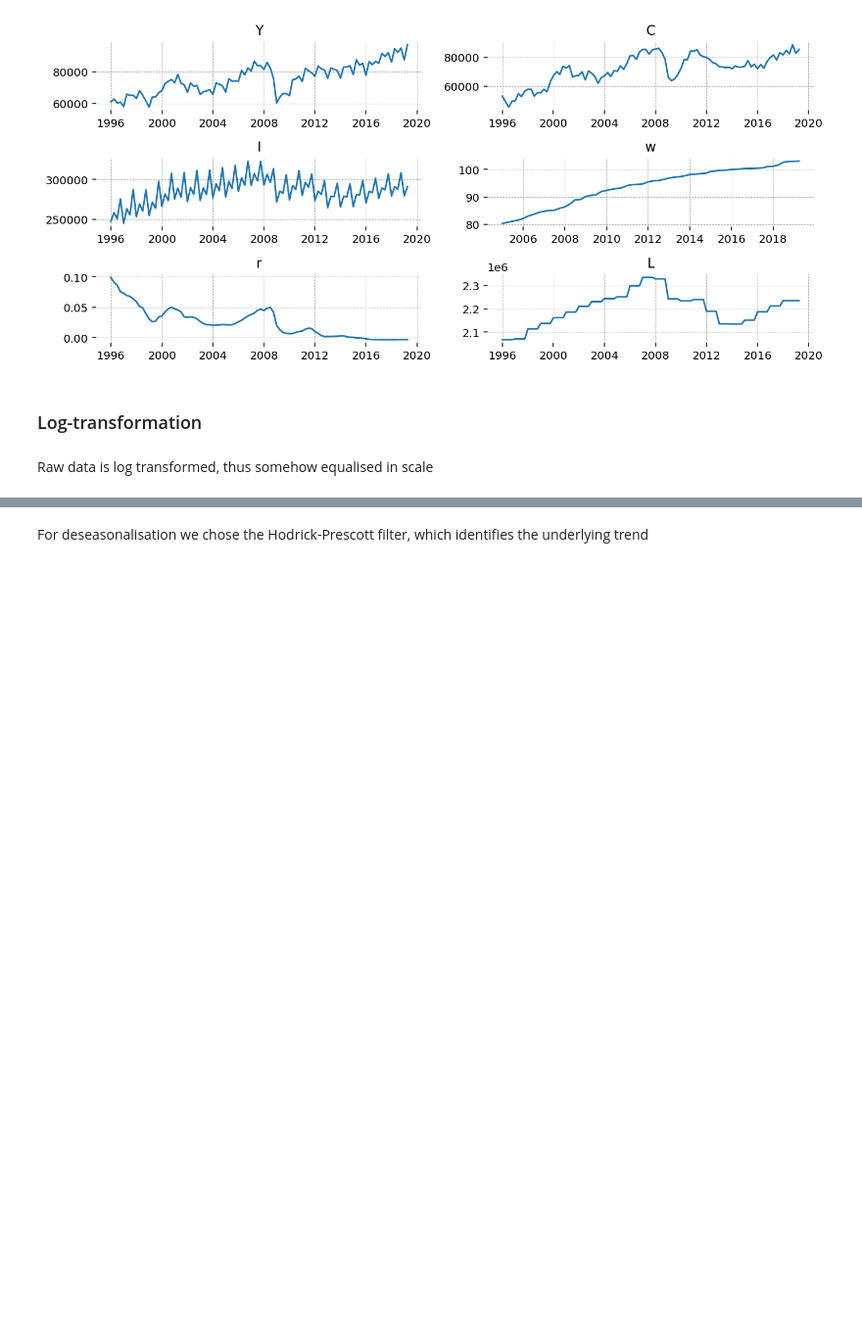
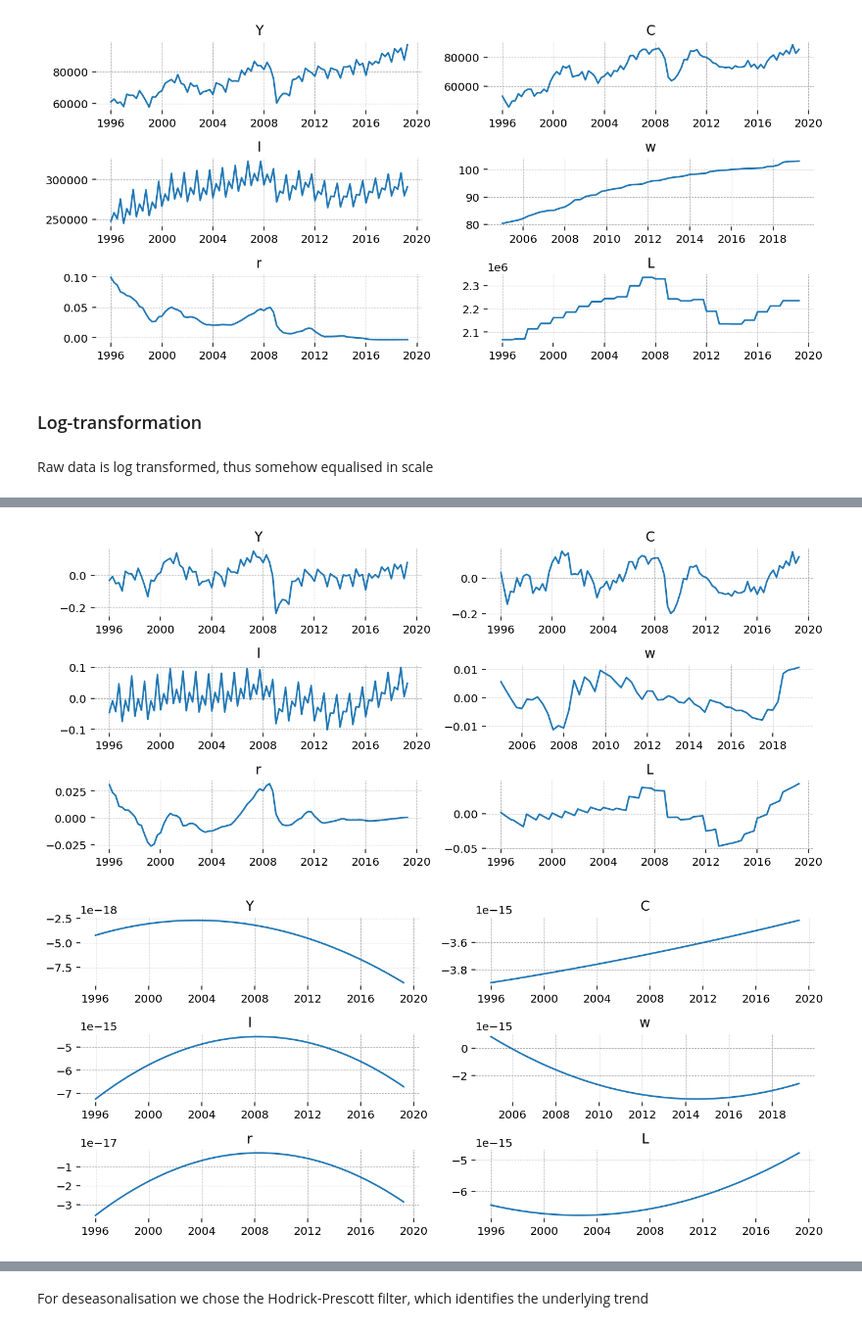
Before and after one commit to lukasgrahl/macro_rbc, a Jupyter notebook: notebooks/Fitting RBC to Italy Data.ipynb, the cells around one changed output, grey strips where cells are left out. Shown at 98% size. Saved outputs shown, nothing was run; the diff lists cells and outputs as text; code cells hidden in the pictures; blank space fills up the shorter version.

```diff
--- a/notebooks/Fitting RBC to Italy Data.ipynb
+++ b/notebooks/Fitting RBC to Italy Data.ipynb
@@ -169,0 +174,6 @@ Pxx.argmax()
+# %%
+plot_df(df)
+plot_df(mask)
+# %% [output]
+[figure, added]
+[figure, added]
```
Also changed, not shown: parts of 19 cells of this notebook, 1 other file.
